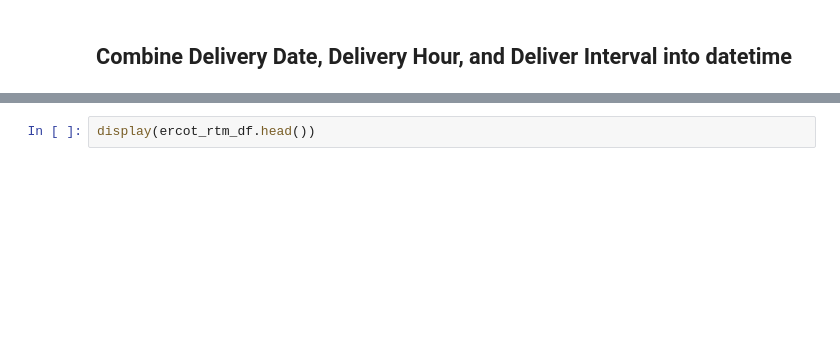
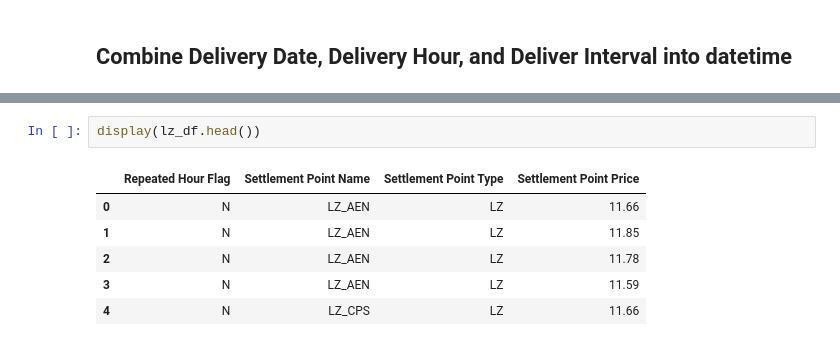
Before and after one commit to ccharafeddine/Degree_Day_Analysis, a Jupyter notebook: degree_day_analysis.ipynb, the cells around one changed output, grey strips where cells are left out. Saved outputs shown, nothing was run; the diff lists cells and outputs as text; blank space fills up the shorter version.

```diff
--- a/degree_day_analysis.ipynb
+++ b/degree_day_analysis.ipynb
@@ -123,2 +177,9 @@ KeyboardInterrupt:
 # %%
-display(ercot_rtm_df.head())
+display(lz_df.head())
+# %% [output]
+|  | Repeated Hour Flag | Settlement Point Name | Settlement Point Type | Settlement Point Price |
+| 0 | N | LZ_AEN | LZ | 11.66 |
+| 1 | N | LZ_AEN | LZ | 11.85 |
+| 2 | N | LZ_AEN | LZ | 11.78 |
+| 3 | N | LZ_AEN | LZ | 11.59 |
+| 4 | N | LZ_CPS | LZ | 11.66 |
```
Also changed, not shown: parts of 8 cells of this notebook.
